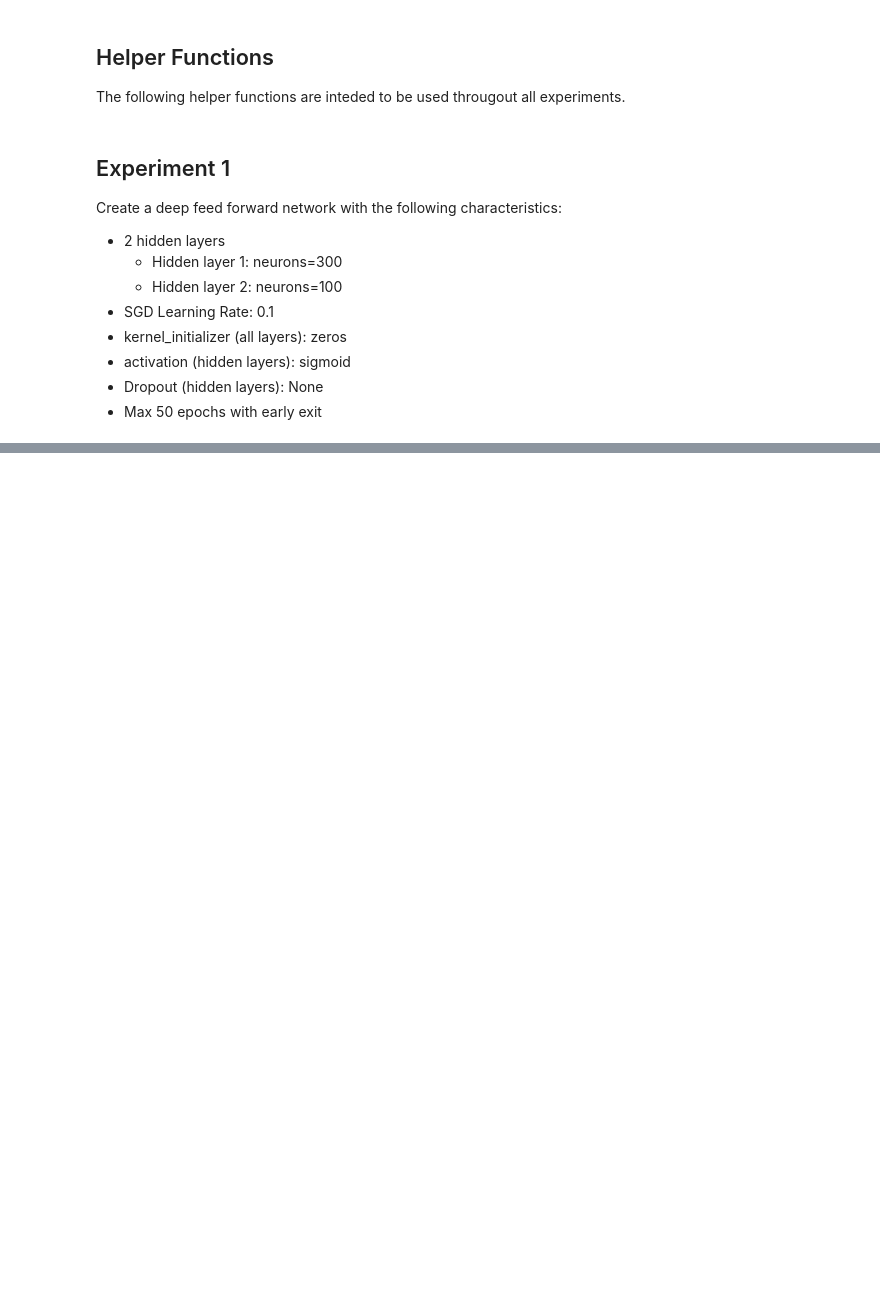
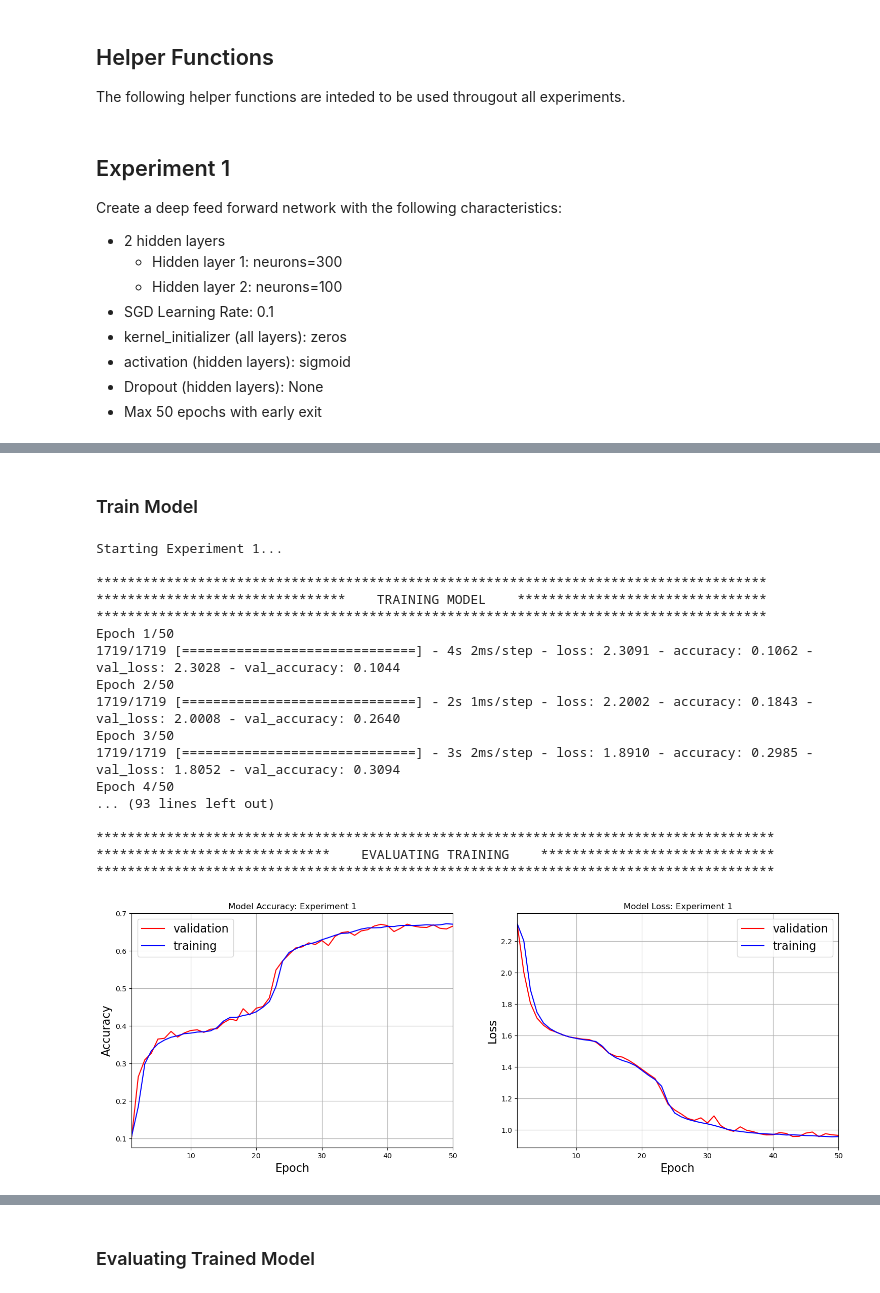
Before and after one commit to zmswanson/ecen878_mlp_classifiers, a Jupyter notebook: swanson_assignment3a.ipynb, the cells around one changed output, grey strips where cells are left out. Saved outputs shown, nothing was run; the diff lists cells and outputs as text; code cells hidden in the pictures; blank space fills up the shorter version.

Commit message:
Completed experiments 2-9 and started part B.

```diff
--- a/swanson_assignment3a.ipynb
+++ b/swanson_assignment3a.ipynb
@@ -207,2 +225,25 @@ early_stopping = tf.keras.callbacks.EarlyStopping(
     restore_best_weights=True
 )
+# %%
+def training_wrapper(ex_num, model, n_epochs, x_train, y_train, x_val, y_val, early_stop_cb):
+    print(f"Starting Experiment {ex_num}...")
+    print()
+    print("**************************************************************************************")
+    print("********************************    TRAINING MODEL    ********************************")
+    print("**************************************************************************************")
+    history = model.fit(
+        x_train,
+        y_train,
+        epochs=n_epochs,
+        validation_data=(x_val, y_val),
+        callbacks=[early_stop_cb]
+    )
+
+    print()
+    print("***************************************************************************************")
+    print("******************************    EVALUATING TRAINING    ******************************")
+    print("***************************************************************************************")
+    print()
+    plot_learning_curves(history, f"Experiment {ex_num}")
+
+    return model, history
@@ -255,9 +341,0 @@ Model: "sequential"
-# %%
-# Train the model using the training and validation sets with early stopping
-history_ex1 = model_ex1.fit(
-    x_train,
-    y_train,
-    epochs=50,
-    validation_data=(x_val, y_val),
-    callbacks=[early_stopping]
-)
@@ -327,0 +342,33 @@ weighted avg       0.61      0.62      0.60     10000
+# %% [markdown]
+### Train Model
+# %%
+%%time
+model_ex1, history_ex1 = training_wrapper(
+    ex_num=1,
+    model=model_ex1,
+    n_epochs=50,
+    x_train=x_train,
+    y_train=y_train,
+    x_val=x_val,
+    y_val=y_val,
+    early_stop_cb=early_stopping
+)
+# %% [output]
+Starting Experiment 1...
+
+**************************************************************************************
+********************************    TRAINING MODEL    ********************************
+**************************************************************************************
+Epoch 1/50
+1719/1719 [==============================] - 4s 2ms/step - loss: 2.3091 - accuracy: 0.1062 - val_loss: 2.3028 - val_accuracy: 0.1044
+Epoch 2/50
+1719/1719 [==============================] - 2s 1ms/step - loss: 2.2002 - accuracy: 0.1843 - val_loss: 2.0008 - val_accuracy: 0.2640
+Epoch 3/50
+1719/1719 [==============================] - 3s 2ms/step - loss: 1.8910 - accuracy: 0.2985 - val_loss: 1.8052 - val_accuracy: 0.3094
+Epoch 4/50
+... (93 lines left out)
+
+***************************************************************************************
+******************************    EVALUATING TRAINING    ******************************
+***************************************************************************************
+[figure, added]
@@ -327,0 +377,2 @@ weighted avg       0.61      0.62      0.60     10000
+# %% [markdown]
+### Evaluating Trained Model
```
Also changed, not shown: parts of 79 cells of this notebook.
